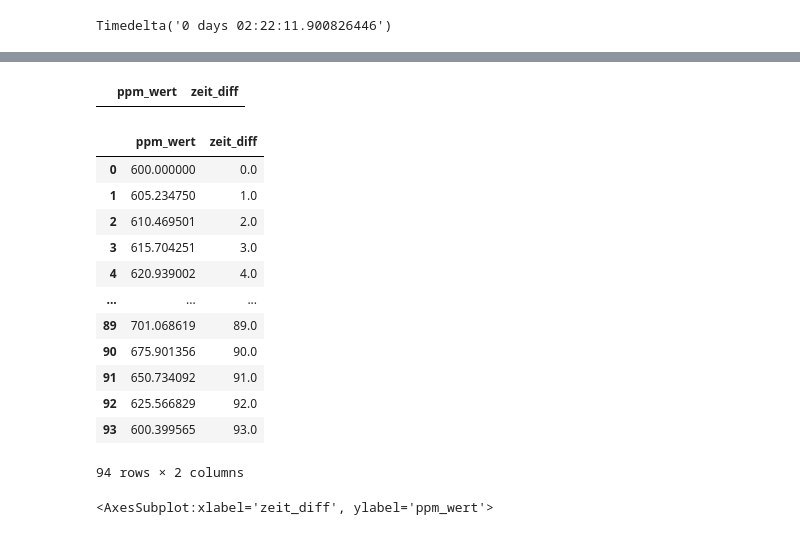
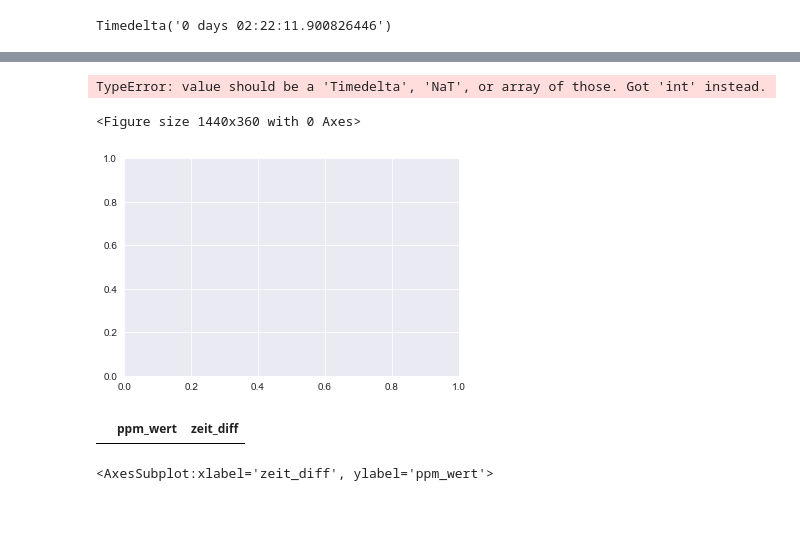
Before and after one commit to nicolarohner1337/smartclassroom, a Jupyter notebook: analyse/janis.ipynb, the cells around one changed output, grey strips where cells are left out. Saved outputs shown, nothing was run; the diff lists cells and outputs as text; code cells hidden in the pictures.

```diff
--- a/analyse/janis.ipynb
+++ b/analyse/janis.ipynb
@@ -482,9 +495,16 @@ Timedelta('0 days 02:22:11.900826446')
+# %%
+plt.figure(figsize=(20,5))
+df_mean_window_open_closed.plot(kind='bar',color=['green','red'],grid=True,ylim=(0,110))
+plt.show()
+# %% [output]
+TypeError: value should be a 'Timedelta', 'NaT', or array of those. Got 'int' instead.
+<Figure size 1440x360 with 0 Axes>
+[figure, added]
 # %%
 df_lueften_daten = pd.DataFrame(columns = ["ppm_wert", "zeit_diff"])
+df_lueften_daten
+# %% [output]
+|  | ppm_wert | zeit_diff |
-# %%
-df_lueften_daten
-# %% [output]
-|  | ppm_wert | zeit_diff |
 # %%
 summe_ppm = 600
 time_delta = 0
@@ -501,22 +521,6 @@ while summe_ppm > 600:
     time_delta += 1
     summe_ppm += df_timewindow_open["ppm_per_min"].mean()
     index += 1
-# %%
-df_lueften_daten
-# %% [output]
-|  | ppm_wert | zeit_diff |
-| 0 | 600.000000 | 0.0 |
-| 1 | 605.234750 | 1.0 |
-| 2 | 610.469501 | 2.0 |
-| 3 | 615.704251 | 3.0 |
-| 4 | 620.939002 | 4.0 |
-| ... | ... | ... |
-| 89 | 701.068619 | 89.0 |
-| 90 | 675.901356 | 90.0 |
-| 91 | 650.734092 | 91.0 |
-| 92 | 625.566829 | 92.0 |
-| 93 | 600.399565 | 93.0 |
-94 rows × 2 columns
 # %%
 #plot ppm_wert vs zeit_diff
 plt.figure(figsize=(20,10))
```
Also changed, not shown: parts of 10 cells of this notebook.
